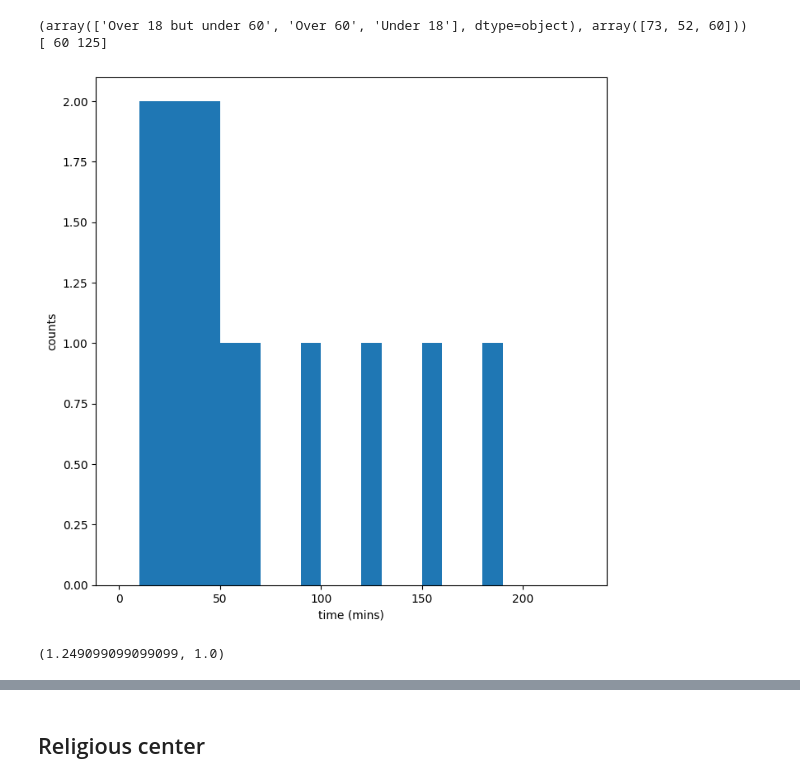
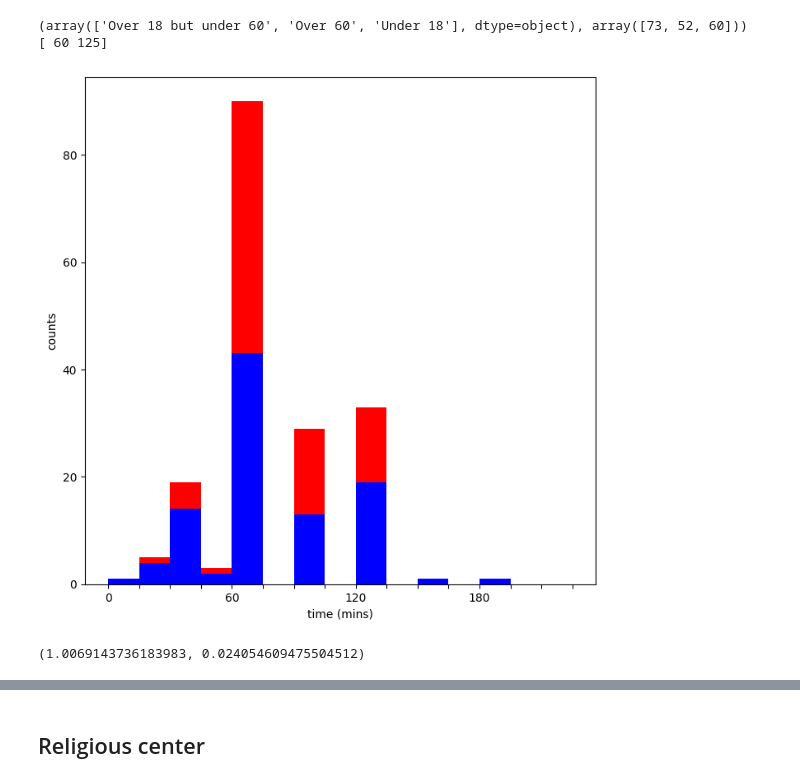
Before and after one commit to UNGlobalPulse/UNGP-contact-survey, a Jupyter notebook: Analyse community survey.ipynb, the cells around one changed output, grey strips where cells are left out. Drawn from its saved outputs; the diff is of its cells as text; code cells hidden in the pictures.

Commit message:
Add bootstrap to time spent, and MF weighting

```diff
--- a/Analyse community survey.ipynb
+++ b/Analyse community survey.ipynb
@@ -468,42 +471,3 @@ def ModifyCM(input_cm, input_err, Nlocal):
             print(i,j, wij_new,P_ij, wij_new/P_ij)
 
     return Gij,Gij_err
-# %%
-def GetBetterTimes(data, Cols):
-    Times = []
-    for row_i in range(data.shape[0]):
-        T1 = data[Cols].iloc[row_i].values[0]
-        T2 = data[Cols].iloc[row_i].values[1]
-
-        T1_Trans = TimeDict[T1]
-        T2_Trans = TimeDict[T2]
-
-        if np.isnan(T1_Trans) == False:
-            Times.append(T1_Trans)
-        elif np.isnan(T2_Trans) == False:
-            Times.append(T2_Trans)
-        else:
-            Times.append(np.nan)
-
-    return Times
-
-def attendance(times):
-    main_times, main_counts = np.unique(times, return_counts=True)
-
-    df = pd.DataFrame({'times': list(main_times), 'counts': list(main_counts)}).groupby('times').sum()
-    times = list(df.index)
-    counts = list(df.counts)
-
-    plt.hist(times, bins=np.arange(0,4*60,10))
-    plt.xlabel("time (mins)")
-    plt.ylabel("counts")
-    plt.show()
-
-    assert len(times) == len(counts)
-    counts = np.array(counts)
-    times = np.array(times)
-    total = []
-    for idx, i in enumerate(counts):
-        for j in range(i):
-            total.append(float(times[idx]))
-    return np.mean(total), np.median(total)
@@ -897,14 +936,14 @@ print(Nij)
 [ 60 125]
 # %%
 #When you go to a community center, how much time do you spend there?
-times = GetBetterTimes(data,["community_time","community_time77" ])
-community_attendance_mean, community_attendance_median = attendance(times)
+times, sexes, disabilities = GetBetterTimes(data,["community_time","community_time77" ])
+community_attendance_median, community_attendance_medianerr = attendance(times, sexes, disabilities, WeightMF=True, OmitDisability=False)
 # %% [output]
-[figure, old version]
+[figure, new version]
 # %%
-community_attendance_mean/60., community_attendance_median/60.
+community_attendance_median/60., community_attendance_medianerr/60.
 # %% [output]
-(1.249099099099099, 1.0)
+(1.0069143736183983, 0.024054609475504512)
 # %%
 #"When you go to a community center, approximately how many children do you come into contact with at the center (for example, talk to)?",
 #"When you go to a community center, approximately how many adults do you come into contact with at the center (for example, talk to)?"
```
Also changed, not shown: parts of 20 cells of this notebook.
